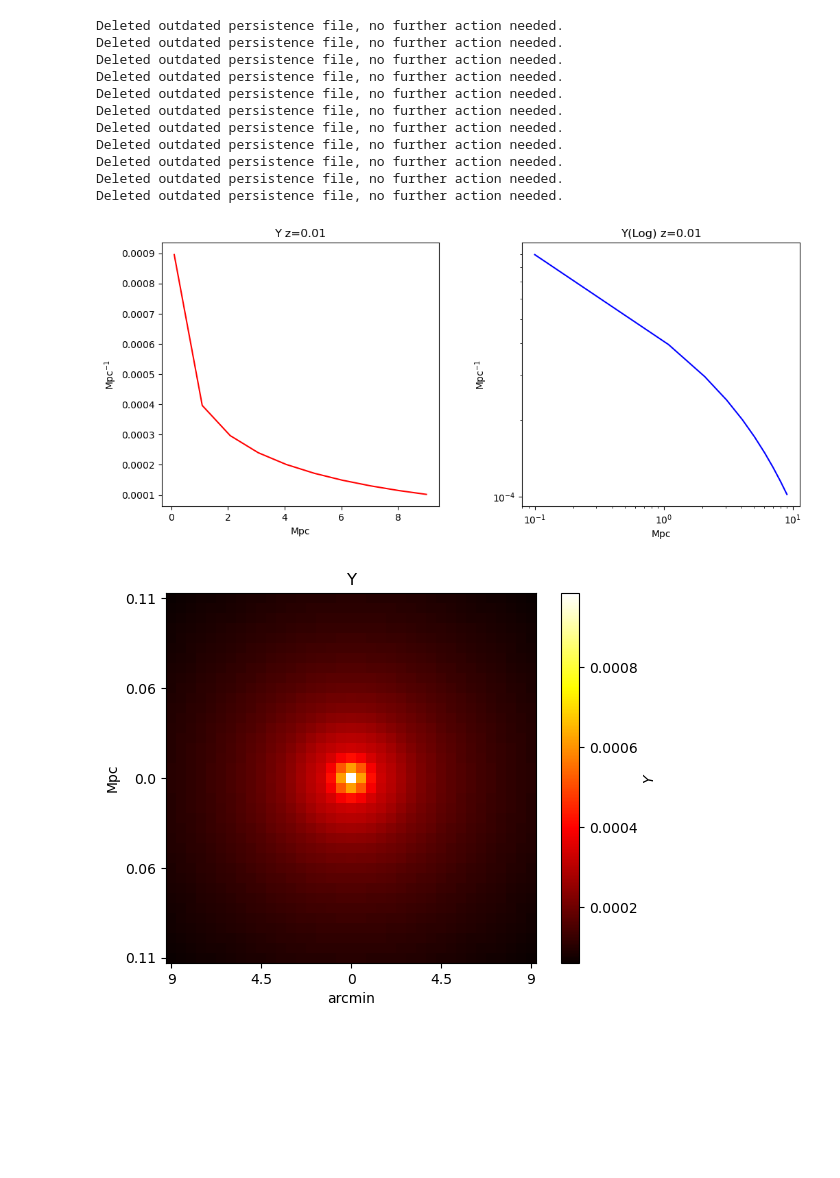
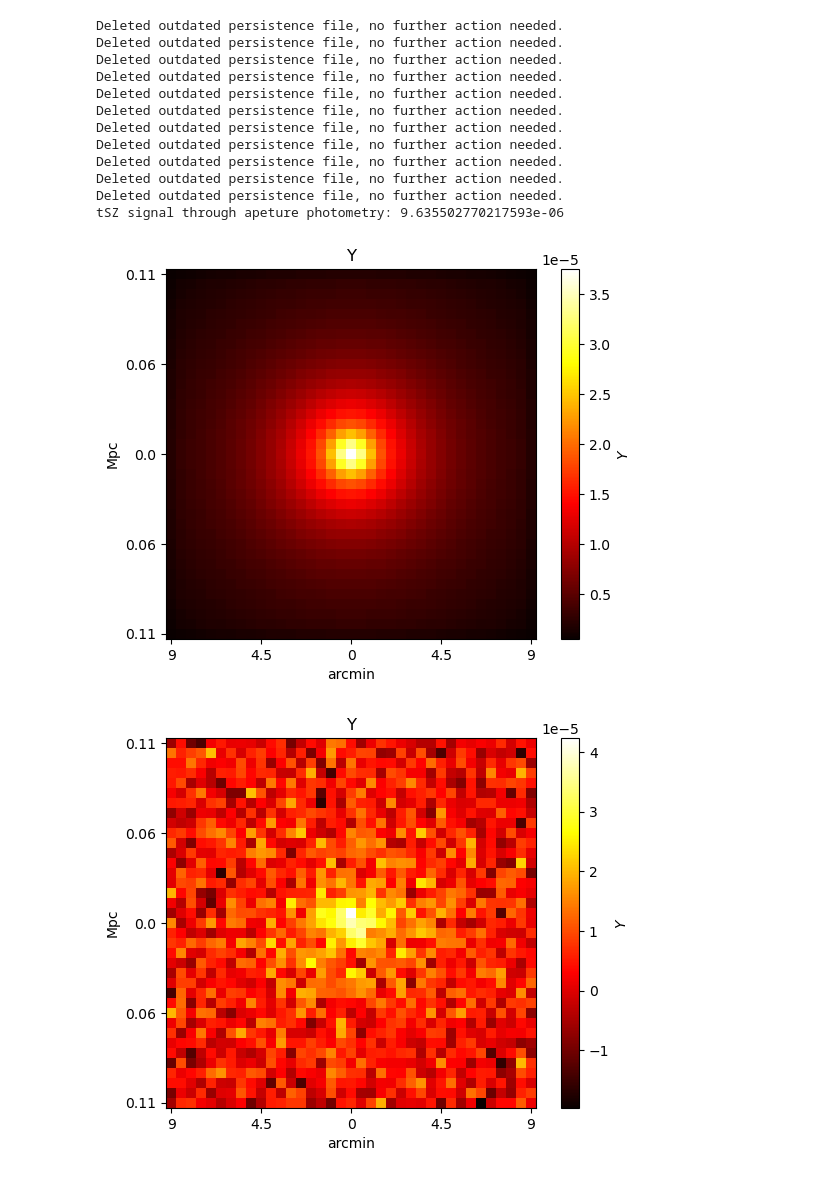
Before and after one commit to deepskies/DeepSZSim, a Jupyter notebook: generator.ipynb, the cells around one changed output. Saved outputs shown, nothing was run; the diff lists cells and outputs as text; code cells hidden in the pictures; blank space fills up the shorter version.

Commit message:
Updated for apeture photmetry

```diff
--- a/generator.ipynb
+++ b/generator.ipynb
@@ -15,15 +15,15 @@ shutil.rmtree(path)
 os.mkdir(path)
 
 #Select options for images
-num = [1,2,3,4,5,6,7,8]
+num = [4, 8]
 
 #Input Mass and Redshift
-Mass = [100]
+Mass = [5]
 z = [0.01]
 
 #Select Telescope and Observation Frequency
-tele = 'ACT_DR4'
-f = 90
+tele = 'SPT'
+f = 150
 
 #Retrieve Observation-related Parameters
 beam_size, noise_level = sim.tele_para(tele, f)
@@ -31,32 +31,37 @@ beam_size, noise_level = sim.tele_para(tele, f)
 #Converting to correct scale
 f *= 1e9
 
 
 
 for i in range(np.size(Mass)):
 
     Mass[i] *= 1e13
     radius = np.linspace(0.1, 9, 10)     #arcmin
     new_r = sim.arcmin_to_Mpc(radius, z[i])
     battaglia_pro = np.array([sim.battaglia_profile(r, Mass[i], z[i]) for r in new_r])
     y_pro = sim.epp_to_y(battaglia_pro)
 
+    Map = sim.generate_img(radius, y_pro, f, noise_level, beam_size, z[i], AP = True)
+    tsz_sig = sim.tSZ_signal(Map)
+    print("tSZ signal through apeture photometry: " + str(tsz_sig))
+
     for j in range(np.size(num)):
 
         img = str(i)+str(num[j])+'.png'
         abs_path = os.path.join(path, img)
         sim.generate_img(radius, y_pro, f, noise_level, beam_size, z[i], option = num[j], p = abs_path)
 # %% [output]
 Deleted outdated persistence file, no further action needed.
 Deleted outdated persistence file, no further action needed.
 Deleted outdated persistence file, no further action needed.
 Deleted outdated persistence file, no further action needed.
 Deleted outdated persistence file, no further action needed.
 Deleted outdated persistence file, no further action needed.
 Deleted outdated persistence file, no further action needed.
 Deleted outdated persistence file, no further action needed.
 Deleted outdated persistence file, no further action needed.
 Deleted outdated persistence file, no further action needed.
 Deleted outdated persistence file, no further action needed.
+tSZ signal through apeture photometry: 9.635502770217593e-06
-[figure, old version]
+[figure, new version]
-[figure, old version]
+[figure, new version]
```
Also changed, not shown: parts of 1 cell of this notebook, 1 other file.
